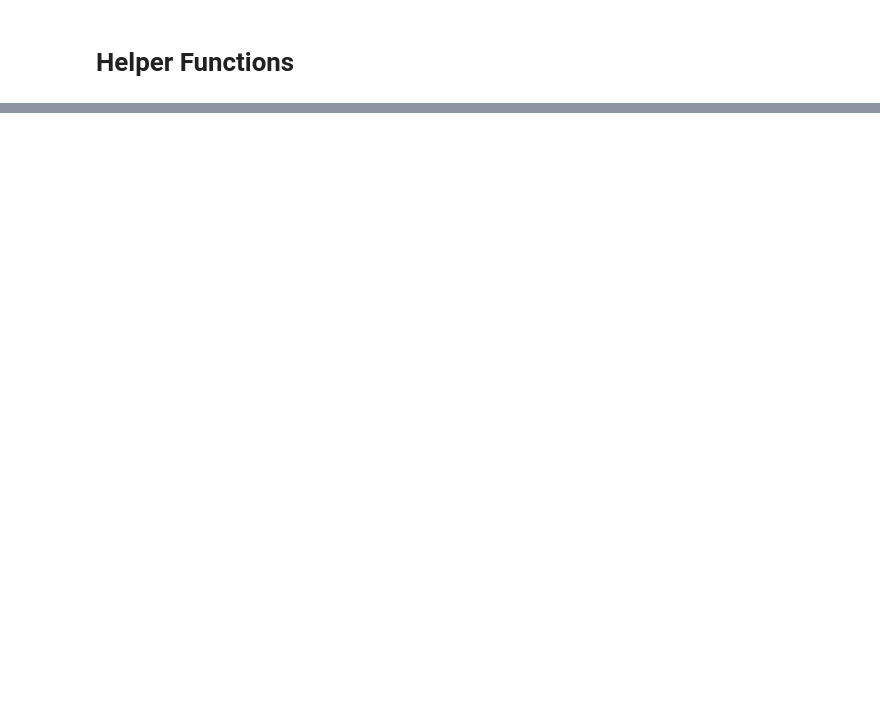
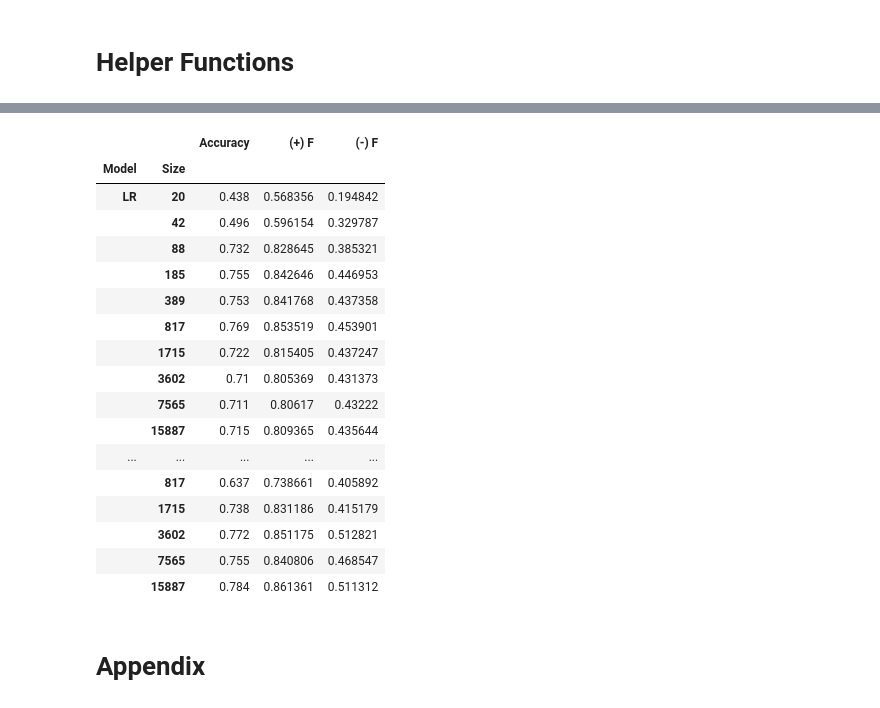
Before and after one commit to evgerritz/amazon-sentiment-analysis, a Jupyter notebook: LING_227_Final_Project_Code.ipynb, the cells around one changed output, grey strips where cells are left out. Cells and saved outputs as stored; diff of their text form; code cells hidden in the pictures; blank space fills up the shorter version.

```diff
--- a/LING_227_Final_Project_Code.ipynb
+++ b/LING_227_Final_Project_Code.ipynb
@@ -261,0 +318,43 @@ Negative Metrics:
+# %%
+num_train_list = [round(train_size * len(X_TRAIN)) for train_size in train_sizes]
+index = pd.MultiIndex.from_product([["LR", "NB", "NN", "RNN", "GRU"], num_train_list], names = ["Model", "Size"])
+results = pd.DataFrame(index = index, columns = ["Accuracy", "(+) F", "(-) F"])
+
+for i in tqdm(range(len(train_sizes))):
+
+    num_train = round(train_sizes[i] * len(X_TRAIN))
+    ((X, y), (X_ts, y_ts)) = train_sizes_XY[i]
+
+    _, y_hat = LR(X, X_TEST, y, Y_TEST)
+    accuracy, _, _, positive_f = metrics(y_hat, Y_TEST, target = "positive")
+    _, _, _, negative_f = metrics(y_hat, Y_TEST, target = "negative")
+    results.loc["LR", num_train, :] = (accuracy, positive_f, negative_f)
+
+    _, y_hat = NB(X, X_TEST, y, Y_TEST)
+    accuracy, _, _, positive_f = metrics(y_hat, Y_TEST, target = "positive")
+    _, _, _, negative_f = metrics(y_hat, Y_TEST, target = "negative")
+    results.loc["NB", num_train, :] = (accuracy, positive_f, negative_f)
+
+    _, y_hat = NN(X, X_TEST, y, Y_TEST)
+    accuracy, _, _, positive_f = metrics(y_hat, Y_TEST, target = "positive")
+    _, _, _, negative_f = metrics(y_hat, Y_TEST, target = "negative")
+    results.loc["NN", num_train, :] = (accuracy, positive_f, negative_f)
+
+    _, y_hat = RNN(X_ts, X_TEST_TS, y_ts, Y_TEST_TS)
+    accuracy, _, _, positive_f = metrics(y_hat, Y_TEST_TS, target = "positive")
+    _, _, _, negative_f = metrics(y_hat, Y_TEST_TS, target = "negative")
+    results.loc["RNN", num_train, :] = (accuracy, positive_f, negative_f)
+
+    _, y_hat = GRU(X_ts, X_TEST_TS, y_ts, Y_TEST_TS)
+    accuracy, _, _, positive_f = metrics(y_hat, Y_TEST_TS, target = "positive")
+    _, _, _, negative_f = metrics(y_hat, Y_TEST_TS, target = "negative")
+    results.loc["GRU", num_train, :] = (accuracy, positive_f, negative_f)
+
+_, y_hat = Transformer(None, X_TEST_TS, None, Y_TEST_TS)
+accuracy, _, _, positive_f = metrics(y_hat, Y_TEST_TS, target = "positive")
+_, _, _, negative_f = metrics(y_hat, Y_TEST_TS, target = "negative")
+for num_train in num_train_list:
+    results.loc[("BERT", num_train), :] = (accuracy, positive_f, negative_f)
+
+results_with_BERT = results.copy(deep = True)
+results = results_with_BERT.loc[["LR", "NB", "NN", "RNN", "GRU"], :, :]
@@ -261,0 +565,23 @@ Negative Metrics:
+# %%
+results
+# %% [output]
+|  |  | Accuracy | (+) F | (-) F |
+| Model | Size |  |  |  |
+| LR | 20 | 0.438 | 0.568356 | 0.194842 |
+|  | 42 | 0.496 | 0.596154 | 0.329787 |
+|  | 88 | 0.732 | 0.828645 | 0.385321 |
+|  | 185 | 0.755 | 0.842646 | 0.446953 |
+|  | 389 | 0.753 | 0.841768 | 0.437358 |
+|  | 817 | 0.769 | 0.853519 | 0.453901 |
+|  | 1715 | 0.722 | 0.815405 | 0.437247 |
+|  | 3602 | 0.71 | 0.805369 | 0.431373 |
+|  | 7565 | 0.711 | 0.80617 | 0.43222 |
+|  | 15887 | 0.715 | 0.809365 | 0.435644 |
+| ... | ... | ... | ... | ... |
+|  | 817 | 0.637 | 0.738661 | 0.405892 |
+|  | 1715 | 0.738 | 0.831186 | 0.415179 |
+|  | 3602 | 0.772 | 0.851175 | 0.512821 |
+|  | 7565 | 0.755 | 0.840806 | 0.468547 |
+|  | 15887 | 0.784 | 0.861361 | 0.511312 |
+# %% [markdown]
+# Appendix
```
Also changed, not shown: parts of 53 cells of this notebook, 2 other files.
